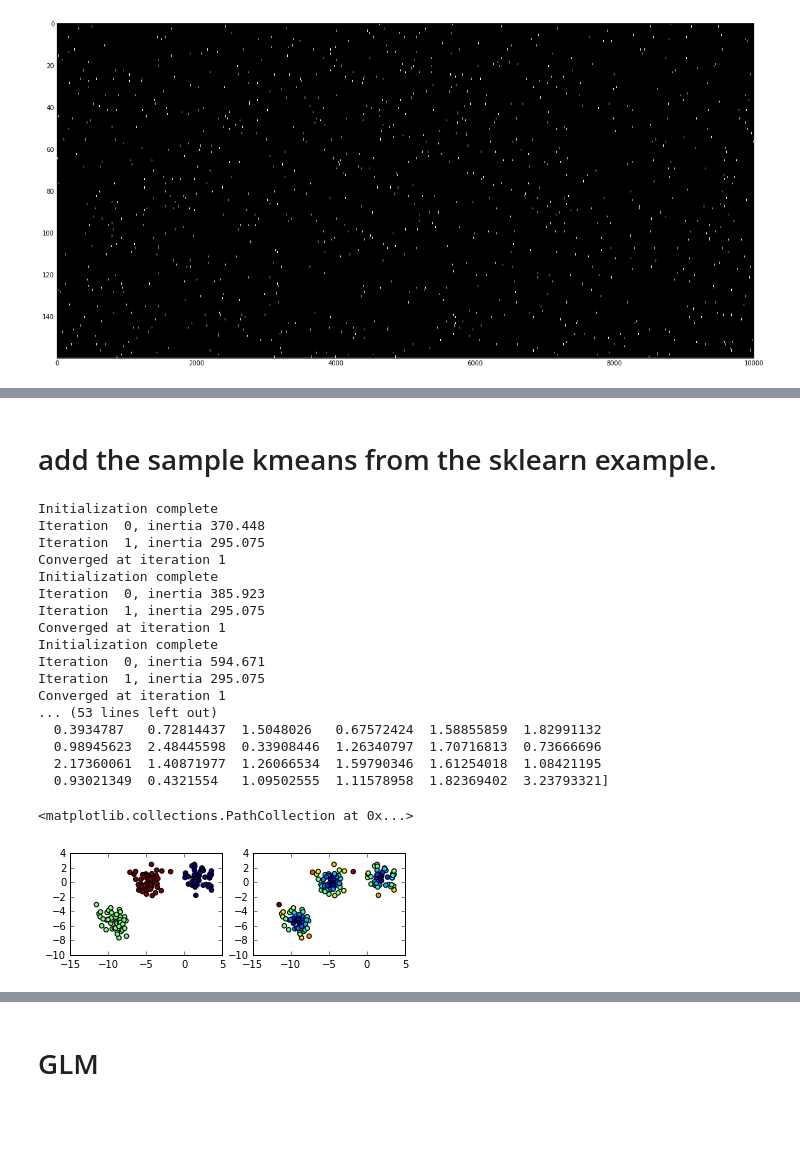
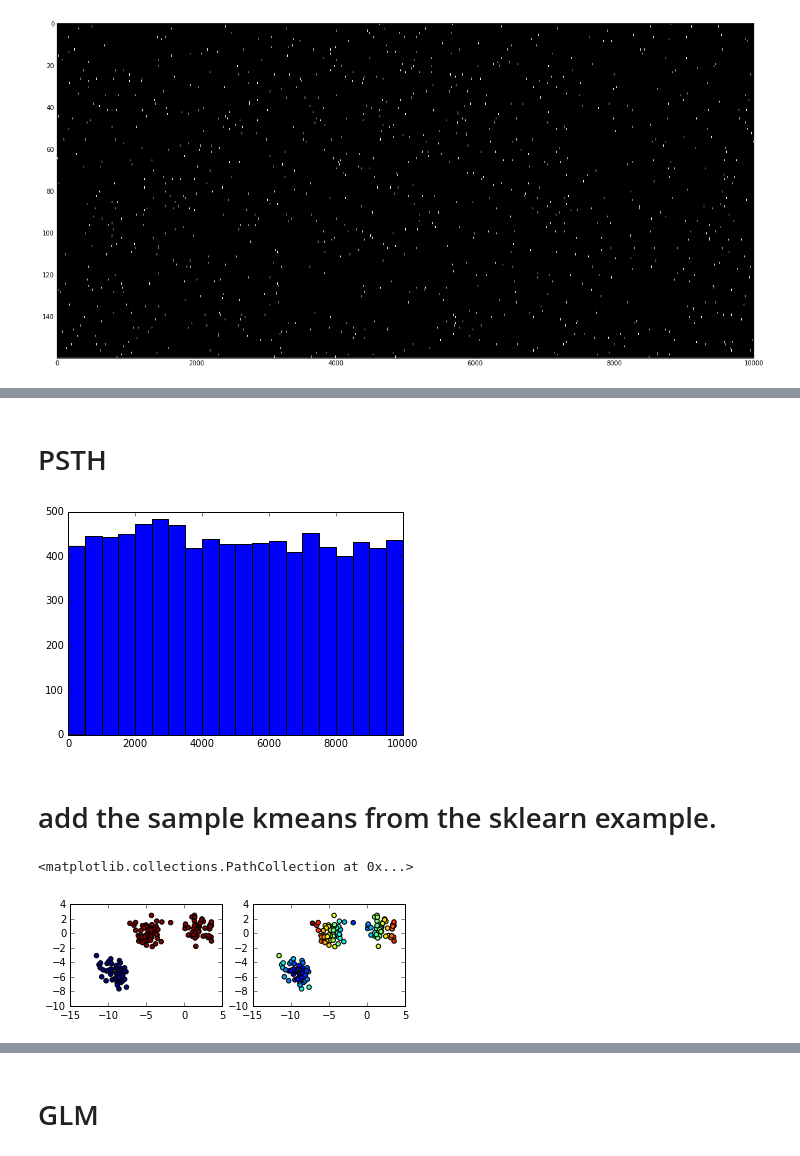
Before and after one commit to iampritishpatil/CAMP2016-Machinelearning, a Jupyter notebook: Spike_data_analysis_with_machine_learning.ipynb, the cells around one changed output, grey strips where cells are left out. Cells and saved outputs as stored; diff of their text form; code cells hidden in the pictures; blank space fills up the shorter version.

```diff
--- a/Spike_data_analysis_with_machine_learning.ipynb
+++ b/Spike_data_analysis_with_machine_learning.ipynb
@@ -110,13 +113,11 @@ plt.colorbar
 <function matplotlib.pyplot.colorbar>
 [figure]
 # %%
-integrationWindow = 200#; %ms
-
 #arr=sp.ndimage.filters.gaussian_filter1d(allSpikes[1:3,:],10,mode='constant')
 unif_filter=np.zeros(allSpikes.shape)
 gaus_filter=np.zeros(allSpikes.shape)
 #plt.imshow(allSpikes*1000,aspect=40)
 for i in range(allSpikes.shape[0]):
-    unif_filter[i,:]=sp.ndimage.filters.uniform_filter1d(allSpikes[i,:]*1000,100,mode='constant')
-    gaus_filter[i,:]=sp.ndimage.filters.gaussian_filter1d(allSpikes[i,:]*1000,10,mode='constant')
+    unif_filter[i,:]=sp.ndimage.filters.uniform_filter1d(allSpikes[i,:]*1000,300,mode='wrap')
+    gaus_filter[i,:]=sp.ndimage.filters.gaussian_filter1d(allSpikes[i,:]*1000,300,mode='wrap')
 # %%
@@ -142,56 +154,48 @@ plt.colorbar()
+# %% [markdown]
+# PSTH
+# %%
+plt.hist(time,bins=10000/500)
+plt.show()
+# %% [output]
+[figure, added]
 # %% [markdown]
 # add the sample kmeans from the sklearn example.
 # %%
 from sklearn.cluster import KMeans
 from sklearn.datasets import make_blobs
 
 
 n_samples = 150
 random_state = 170
 X, y = make_blobs(n_samples=n_samples, random_state=random_state)
 
 
 
 # Incorrect number of clusters
 
-km=KMeans(n_clusters=3, random_state=random_state,precompute_distances=True,verbose=True)
+km=KMeans(n_clusters=2, random_state=random_state)
 y_pred = km.fit_predict(X)
 labels=km.labels_
 cluster_centers=km.cluster_centers_
+
+
+
+plt.subplot(221)
+plt.scatter(X[:, 0], X[:, 1], c=y_pred)
+
 
 def calc_dist(labels,X,cluster_centers):
     Y=np.zeros(X.shape[0])
     for i,j in enumerate(labels):
         Y[i]=np.linalg.norm(X[i,:]-cluster_centers[j])
-    print Y
+#     print Y
     return Y
-
-
-plt.subplot(221)
-plt.scatter(X[:, 0], X[:, 1], c=y_pred)
 
 dist = calc_dist(labels,X,cluster_centers)
 
 plt.subplot(222)
 plt.scatter(X[:, 0], X[:, 1], c=dist)
 # %% [output]
-Initialization complete
-Iteration  0, inertia 370.448
-Iteration  1, inertia 295.075
-Converged at iteration 1
-Initialization complete
-Iteration  0, inertia 385.923
-Iteration  1, inertia 295.075
-Converged at iteration 1
-Initialization complete
-Iteration  0, inertia 594.671
-Iteration  1, inertia 295.075
-Converged at iteration 1
-... (53 lines left out)
-  0.3934787   0.72814437  1.5048026   0.67572424  1.58855859  1.82991132
-  0.98945623  2.48445598  0.33908446  1.26340797  1.70716813  0.73666696
-  2.17360061  1.40871977  1.26066534  1.59790346  1.61254018  1.08421195
-  0.93021349  0.4321554   1.09502555  1.11578958  1.82369402  3.23793321]
+<matplotlib.collections.PathCollection at 0x...>
-<matplotlib.collections.PathCollection at 0x...>
-[figure, old version]
+[figure, new version]
 # %%
```
Also changed, not shown: parts of 11 cells of this notebook.
